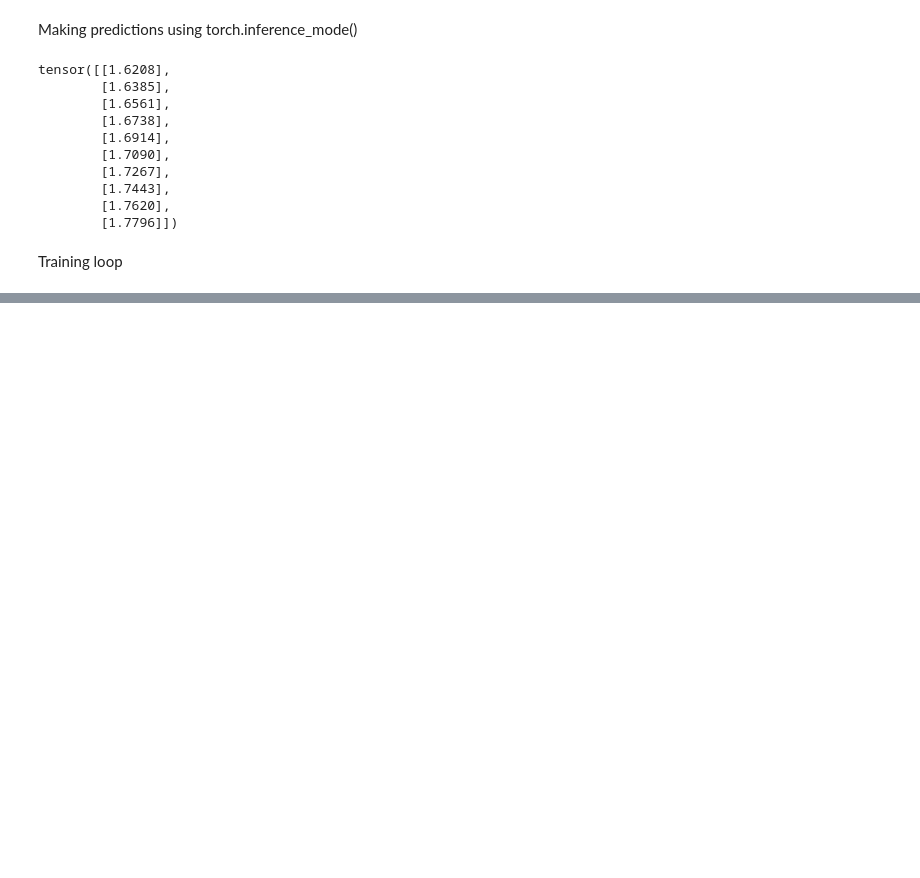
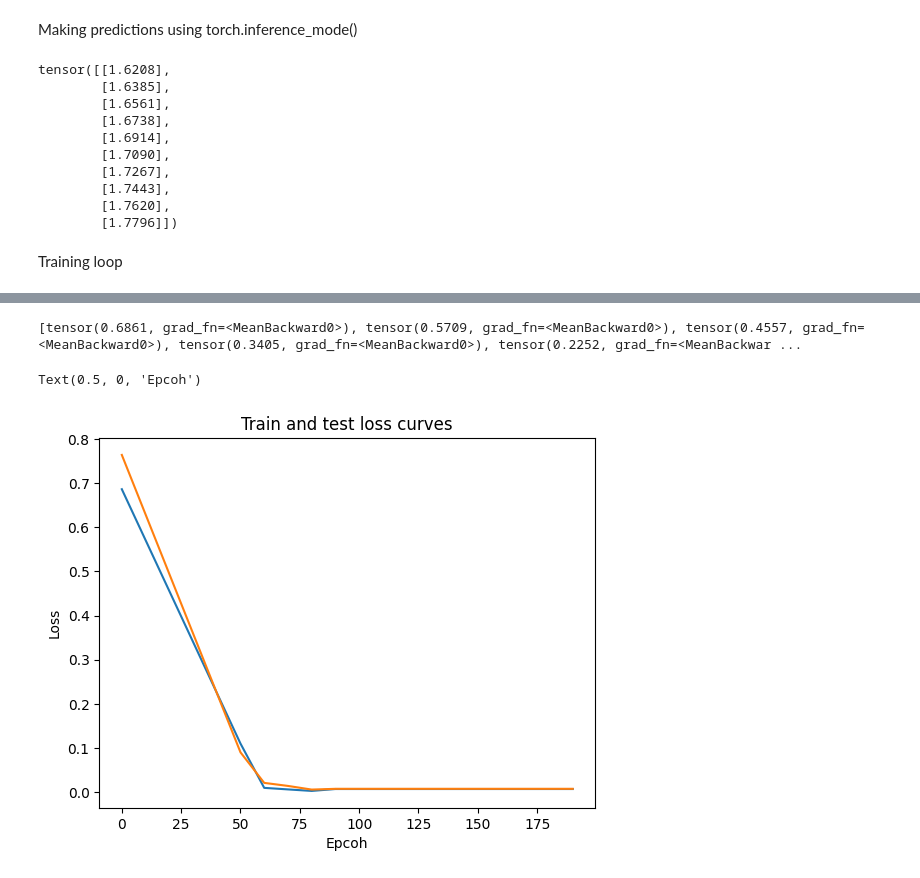
Before and after one commit to thvsbg/PyTorch, a Jupyter notebook: 01_Pytorch_workflow.ipynb, the cells around one changed output, grey strips where cells are left out. Drawn from its saved outputs; the diff is of its cells as text; code cells hidden in the pictures; blank space fills up the shorter version.

```diff
--- a/01_Pytorch_workflow.ipynb
+++ b/01_Pytorch_workflow.ipynb
@@ -142,3 +175,20 @@ OrderedDict({'weights': tensor([0.6938]), 'bias': tensor([0.2980])})
+# %%
+print(loss_values[:10])
+##each value inside the loss arrays is a tensor attached to the graphing curve and they need to be detached and converted to numpy to plot the values in loss curves.
+# %% [output]
+[tensor(0.6861, grad_fn=<MeanBackward0>), tensor(0.5709, grad_fn=<MeanBackward0>), tensor(0.4557, grad_fn=<MeanBackward0>), tensor(0.3405, grad_fn=<MeanBackward0>), tensor(0.2252, grad_fn=<MeanBackwar ...
+# %%
+##plot loss curves
+
+import numpy as np
+plt.plot(epoch_count,[loss.detach().numpy() for loss in loss_values],label="Train loss")
+plt.plot(epoch_count, [test_loss.detach().numpy() for test_loss in test_loss_values],label="Test loss")
+plt.title("Train and test loss curves")
+plt.ylabel("Loss")
+plt.xlabel("Epcoh")
+# %% [output]
+Text(0.5, 0, 'Epcoh')
+[figure, added]
 # %%
 with torch.inference_mode():
   y_preds=model_0(X_test)
```
Also changed, not shown: parts of 4 cells of this notebook.
